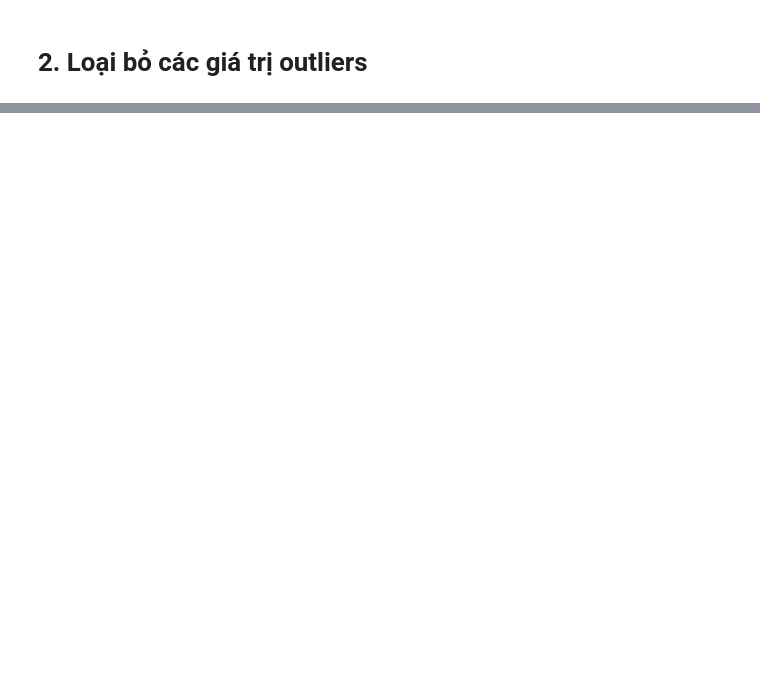
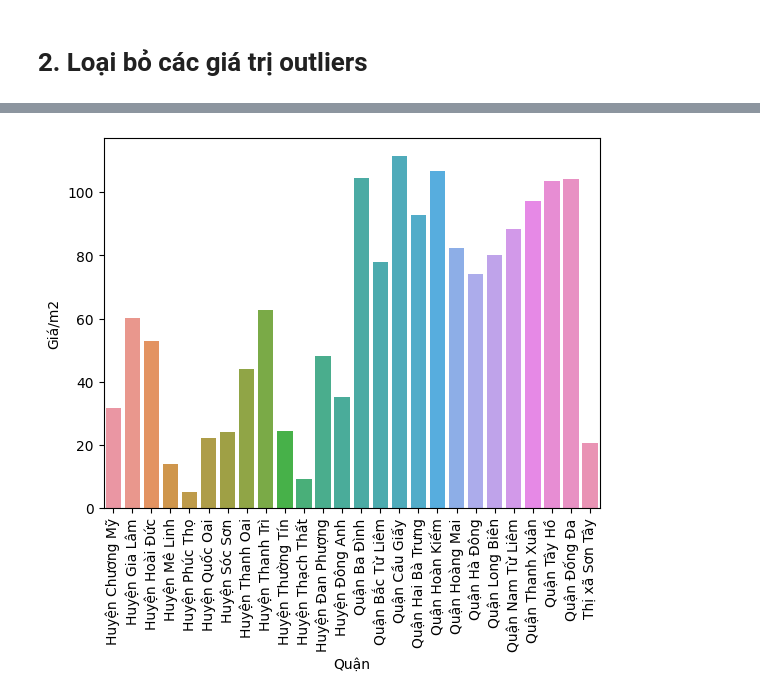
Before and after one commit to nguyenhuynhquang2909/Projects, a Jupyter notebook: VN housing dataset/VN_house_price.ipynb, the cells around one changed output, grey strips where cells are left out. Saved outputs shown, nothing was run; the diff lists cells and outputs as text; code cells hidden in the pictures; blank space fills up the shorter version.

```diff
--- a/VN housing dataset/VN_house_price.ipynb
+++ b/VN housing dataset/VN_house_price.ipynb
@@ -164,2 +187,13 @@ dtype: object
 # %%
+def remove_outlier(df_in, col_name):
+    q1 = df_in[col_name].quantile(0.25)
+    q3 = df_in[col_name].quantile(0.75)
+    iqr = q3-q1 #Interquartile range
+    fence_low  = q1-1.5*iqr
+    fence_high = q3+1.5*iqr
+    df_out = df_in.loc[(df_in[col_name] > fence_low) & (df_in[col_name] < fence_high)]
+    return df_out
+new_data = remove_outlier(data, 'Giá/m2')
+print(data.shape)
+print(new_data.shape)
 # %% [output]
@@ -167,0 +308,3 @@ dtype: object
+# %%
+df1 = new_data.groupby(['Quận'])['Giá/m2'].mean().to_frame().reset_index()
+df1
@@ -167,0 +341,5 @@ dtype: object
+# %%
+bieudo2 = sns.barplot(data = df1, x = 'Quận', y='Giá/m2')
+bieudo2.tick_params(axis = 'x', rotation = 90)
+# %% [output]
+[figure, added]
```
Also changed, not shown: parts of 29 cells of this notebook.
